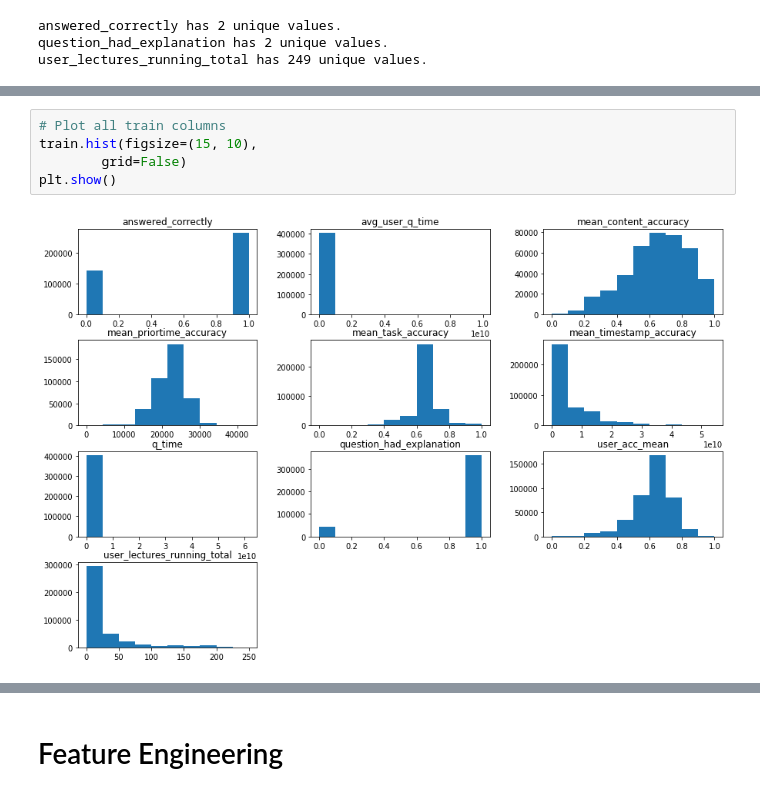
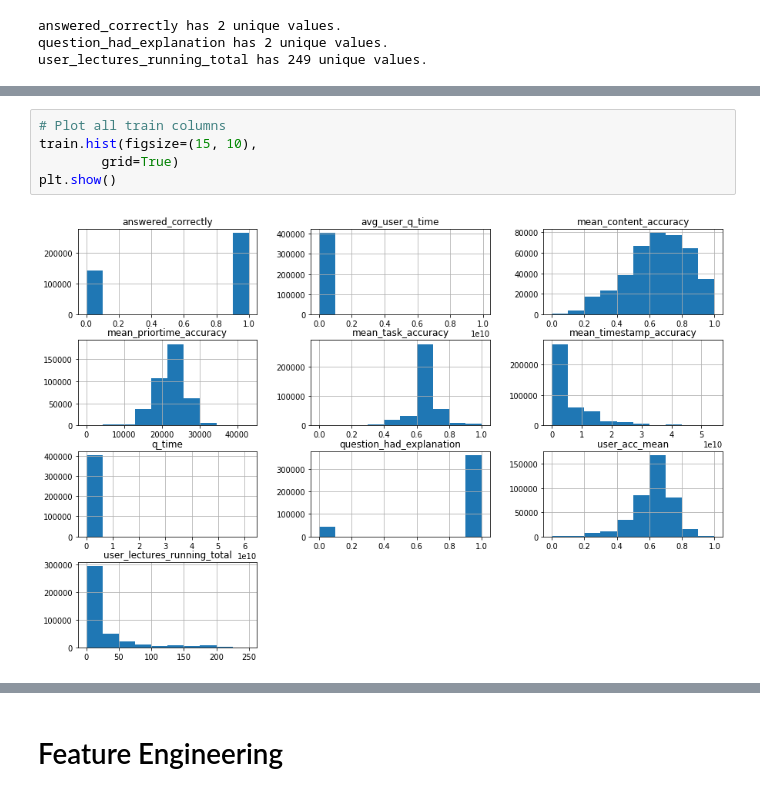
Before and after one commit to Riiid-Team/AI-Learning, a Jupyter notebook: MVP.ipynb, the cells around one changed output, grey strips where cells are left out. Drawn from its saved outputs; the diff is of its cells as text.

```diff
--- a/MVP.ipynb
+++ b/MVP.ipynb
@@ -215,7 +202,7 @@ mean_priortime_accuracy has 1882 unique values.
 # %%
 # Plot all train columns
 train.hist(figsize=(15, 10),
-        grid=False)
+        grid=True)
 plt.show()
 # %% [output]
-[figure, old version]
+[figure, new version]
```
Also changed, not shown: parts of 19 cells of this notebook.
